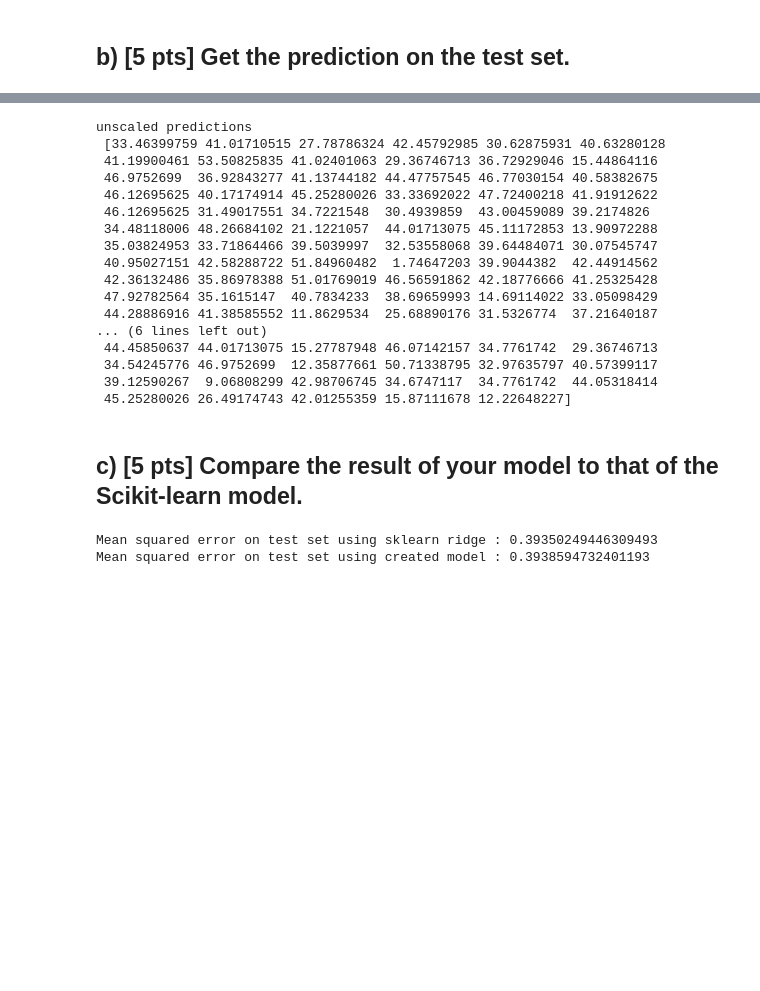
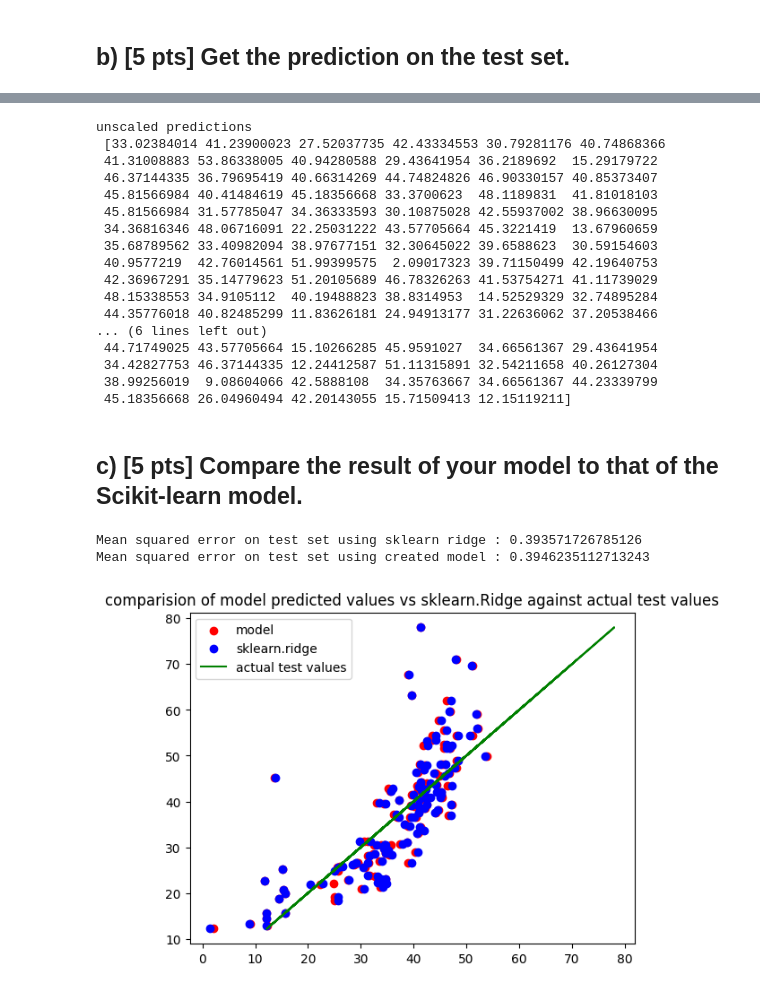
Before and after one commit to sanjeet-jain/cs-559, a Jupyter notebook: CS559_S23_HW2/Assignment2/SANJEET_VINOD_JAIN_HW2.ipynb, the cells around one changed output, grey strips where cells are left out. Saved outputs shown, nothing was run; the diff lists cells and outputs as text; code cells hidden in the pictures; blank space fills up the shorter version.

Commit message:
added graph

```diff
--- a/CS559_S23_HW2/Assignment2/SANJEET_VINOD_JAIN_HW2.ipynb
+++ b/CS559_S23_HW2/Assignment2/SANJEET_VINOD_JAIN_HW2.ipynb
@@ -261,12 +261,12 @@ def model(features, labels, learning_rate, alpha, epochs, batch_size):
 ### c)	[10 pts] Use the weights obtained from the model and predict the output of the test set.
 # %%
 learning_rate = 0.01
-alpha = 1.0
+alpha = 0.0001
 epochs = 100
 batch_size = 32
 # we will append an array of ones at the end to account for the bias variable w_0 )
 X_train_scaled_with_bias =  np.hstack((np.ones((len(X_train_scaled), 1)), X_train_scaled))
-weights = model(X_train_scaled_with_bias, y_train_scaled, learning_rate, l2_reg, epochs, batch_size)
+weights = model(X_train_scaled_with_bias, y_train_scaled, learning_rate, alpha, epochs, batch_size)
 # %% [output]
 [figure]
 # %%
@@ -329,6 +329,6 @@ In this question, students will use the Scikit-learn Ridge regression model to p
 # %%
 from sklearn.linear_model import Ridge
 from sklearn.metrics import mean_squared_error
-model_ridge = Ridge(alpha = 1.0)
+model_ridge = Ridge(alpha = 0.0001)
 model_ridge.fit(X_train_scaled,y_train_scaled)
 # %% [output]
@@ -360,24 +360,24 @@ scaled predictions
 # %%
-y_pred_unscaled = y_pred*y_std + y_mean
-print("unscaled predictions \n",y_pred_unscaled)
+y_pred_ridge_unscaled = y_pred_ridge*y_std + y_mean
+print("unscaled predictions \n",y_pred_ridge_unscaled)
 # %% [output]
 unscaled predictions
- [33.46399759 41.01710515 27.78786324 42.45792985 30.62875931 40.63280128
- 41.19900461 53.50825835 41.02401063 29.36746713 36.72929046 15.44864116
- 46.9752699  36.92843277 41.13744182 44.47757545 46.77030154 40.58382675
- 46.12695625 40.17174914 45.25280026 33.33692022 47.72400218 41.91912622
- 46.12695625 31.49017551 34.7221548  30.4939859  43.00459089 39.2174826
- 34.48118006 48.26684102 21.1221057  44.01713075 45.11172853 13.90972288
- 35.03824953 33.71864466 39.5039997  32.53558068 39.64484071 30.07545747
- 40.95027151 42.58288722 51.84960482  1.74647203 39.9044382  42.44914562
- 42.36132486 35.86978388 51.01769019 46.56591862 42.18776666 41.25325428
- 47.92782564 35.1615147  40.7834233  38.69659993 14.69114022 33.05098429
- 44.28886916 41.38585552 11.8629534  25.68890176 31.5326774  37.21640187
+ [33.02384014 41.23900023 27.52037735 42.43334553 30.79281176 40.74868366
+ 41.31008883 53.86338005 40.94280588 29.43641954 36.2189692  15.29179722
+ 46.37144335 36.79695419 40.66314269 44.74824826 46.90330157 40.85373407
+ 45.81566984 40.41484619 45.18356668 33.3700623  48.1189831  41.81018103
+ 45.81566984 31.57785047 34.36333593 30.10875028 42.55937002 38.96630095
+ 34.36816346 48.06716091 22.25031222 43.57705664 45.3221419  13.67960659
+ 35.68789562 33.40982094 38.97677151 32.30645022 39.6588623  30.59154603
+ 40.9577219  42.76014561 51.99399575  2.09017323 39.71150499 42.19640753
+ 42.36967291 35.14779623 51.20105689 46.78326263 41.53754271 41.11739029
+ 48.15338553 34.9105112  40.19488823 38.8314953  14.52529329 32.74895284
+ 44.35776018 40.82485299 11.83626181 24.94913177 31.22636062 37.20538466
 ... (6 lines left out)
- 44.45850637 44.01713075 15.27787948 46.07142157 34.7761742  29.36746713
- 34.54245776 46.9752699  12.35877661 50.71338795 32.97635797 40.57399117
- 39.12590267  9.06808299 42.98706745 34.6747117  34.7761742  44.05318414
- 45.25280026 26.49174743 42.01255359 15.87111678 12.22648227]
+ 44.71749025 43.57705664 15.10266285 45.9591027  34.66561367 29.43641954
+ 34.42827753 46.37144335 12.24412587 51.11315891 32.54211658 40.26127304
+ 38.99256019  9.08604066 42.5888108  34.35763667 34.66561367 44.23339799
+ 45.18356668 26.04960494 42.20143055 15.71509413 12.15119211]
 # %% [markdown]
 ## c)	[5 pts] Compare the result of your model to that of the Scikit-learn model.
 # %%
@@ -385,5 +385,19 @@ mse_ridge = mean_squared_error(y_test_scaled, y_pred_ridge)
 print("Mean squared error on test set using sklearn ridge :", mse_ridge)
 print("Mean squared error on test set using created model :", mse)
 # %% [output]
-Mean squared error on test set using sklearn ridge : 0.39350249446309493
-Mean squared error on test set using created model : 0.3938594732401193
+Mean squared error on test set using sklearn ridge : 0.393571726785126
+Mean squared error on test set using created model : 0.3946235112713243
+# %%
+y_test_unscaled = y_test_scaled*y_std + y_mean
+np.sort(y_test_unscaled)
+np.sort(y_pred_ridge_unscaled)
+np.sort(y_pred_unscaled)
+fig, ax = plt.subplots()
+plt.title("comparision of model predicted values vs sklearn.Ridge against actual test values")
+scatter2= ax.scatter(y_pred_ridge_unscaled, y_test_unscaled,color='r')
+scatter1 = ax.scatter(y_pred_unscaled, y_test_unscaled,color='b')
+line = ax.plot(y_test_unscaled,y_test_unscaled,color='g')
+plt.legend(["model" , "sklearn.ridge","actual test values"])
+plt.show()
+# %% [output]
+[figure, added]
```
Also changed, not shown: parts of 5 cells of this notebook.
